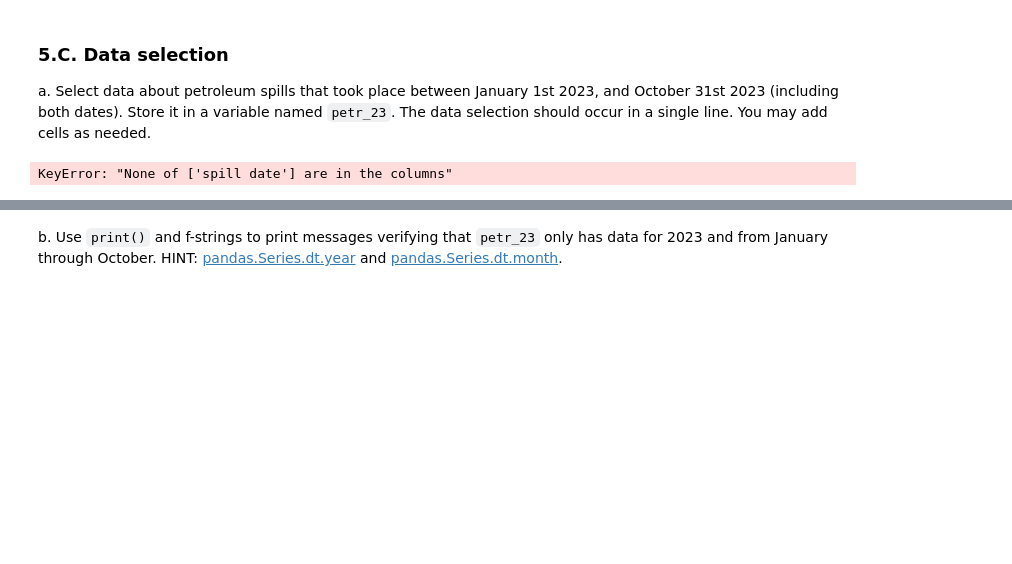
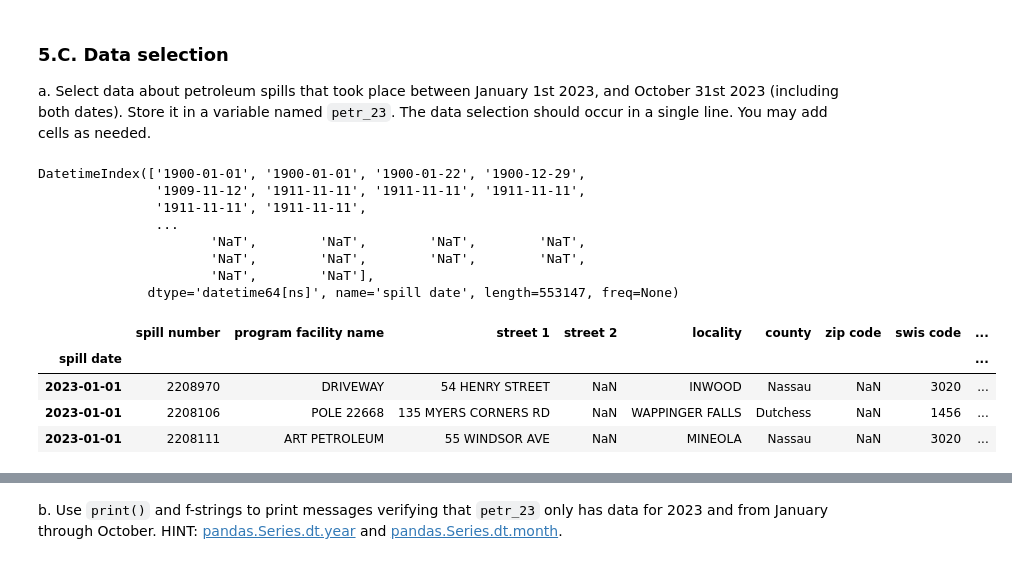
Before and after one commit to ZoeZhouJ/eds220-hwk3, a Jupyter notebook: hwk3-task2-oil-spills.ipynb, the cells around one changed output, grey strips where cells are left out. Drawn from its saved outputs; the diff is of its cells as text; code cells hidden in the pictures; blank space fills up the shorter version.

```diff
--- a/hwk3-task2-oil-spills.ipynb
+++ b/hwk3-task2-oil-spills.ipynb
@@ -76,7 +80,7 @@ counties = gpd.read_file(fp)
 # Import NY spills data
 fp_spills = os.path.join('data',
                         'Spill_Incidents_20241107.csv')
-spills = pd.read_csv(fp_spills)
+spills = pd.read_csv(fp_spills, )
 # %% [output]
 ERROR 1: PROJ: proj_create_from_database: Open of /opt/anaconda3/envs/eds220-env/share/proj failed
 # %%
@@ -235,9 +239,27 @@ dtype: object
 a. Select data about petroleum spills that took place between January 1st 2023, and October 31st 2023 (including both dates). Store it in a variable named `petr_23`. The data selection should occur in a single line. You may add cells as needed.
 # %%
 # Set spill dates as index
-spills = spills.set_index('spill date')
+spills = spills.set_index('spill date').sort_index()
+spills=spills.sort_index()
+spills.index
 # %% [output]
-KeyError: "None of ['spill date'] are in the columns"
+DatetimeIndex(['1900-01-01', '1900-01-01', '1900-01-22', '1900-12-29',
+               '1909-11-12', '1911-11-11', '1911-11-11', '1911-11-11',
+               '1911-11-11', '1911-11-11',
+               ...
+                      'NaT',        'NaT',        'NaT',        'NaT',
+                      'NaT',        'NaT',        'NaT',        'NaT',
+                      'NaT',        'NaT'],
+              dtype='datetime64[ns]', name='spill date', length=553147, freq=None)
 # %%
-# Select by dates
-petr_23 = spills[spills['material family']== 'Petroleum'].loc[['2023-01-01','2023-10-31'],]
+# Select by dates and material family
+petr_23 = (spills[(spills['material family']== 'Petroleum')
+                  &(spills.index >= '2023-01-01')
+                  &(spills.index <= '2023-10-31')])
+petr_23.head(3)
+# %% [output]
+|  | spill number | program facility name | street 1 | street 2 | locality | county | zip code | swis code | ... |
+| spill date |  |  |  |  |  |  |  |  | ... |
+| 2023-01-01 | 2208970 | DRIVEWAY | 54 HENRY STREET | NaN | INWOOD | Nassau | NaN | 3020 | ... |
+| 2023-01-01 | 2208106 | POLE 22668 | 135 MYERS CORNERS RD | NaN | WAPPINGER FALLS | Dutchess | NaN | 1456 | ... |
+| 2023-01-01 | 2208111 | ART PETROLEUM | 55 WINDSOR AVE | NaN | MINEOLA | Nassau | NaN | 3020 | ... |
```
Also changed, not shown: parts of 9 cells of this notebook.
